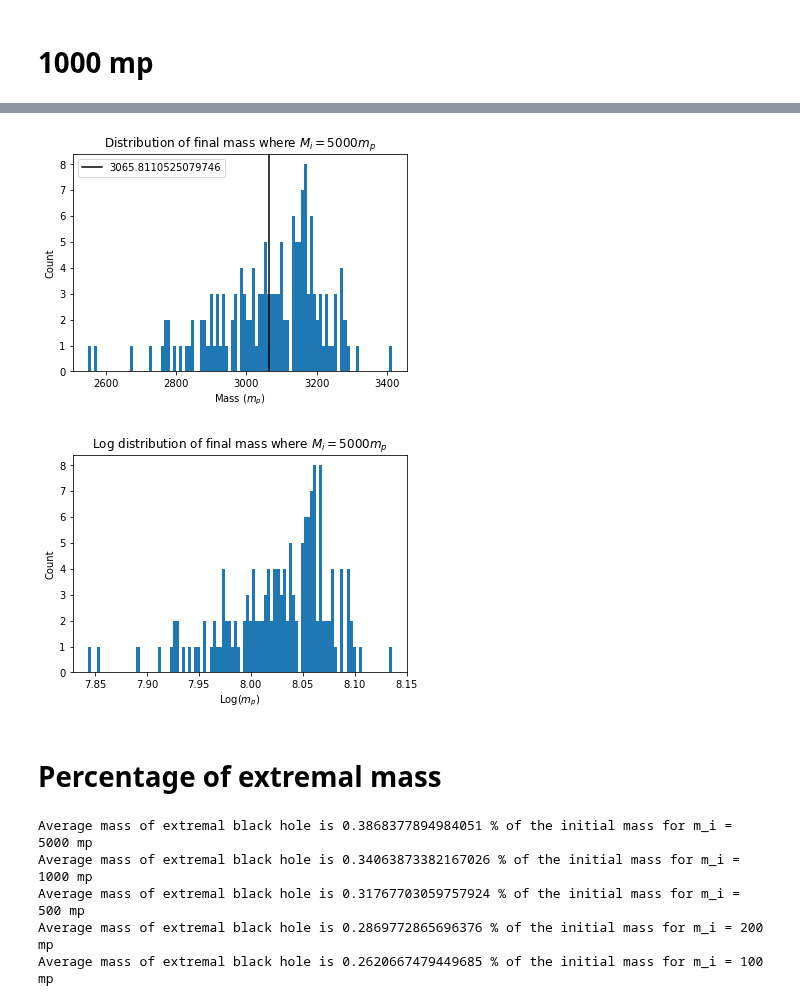
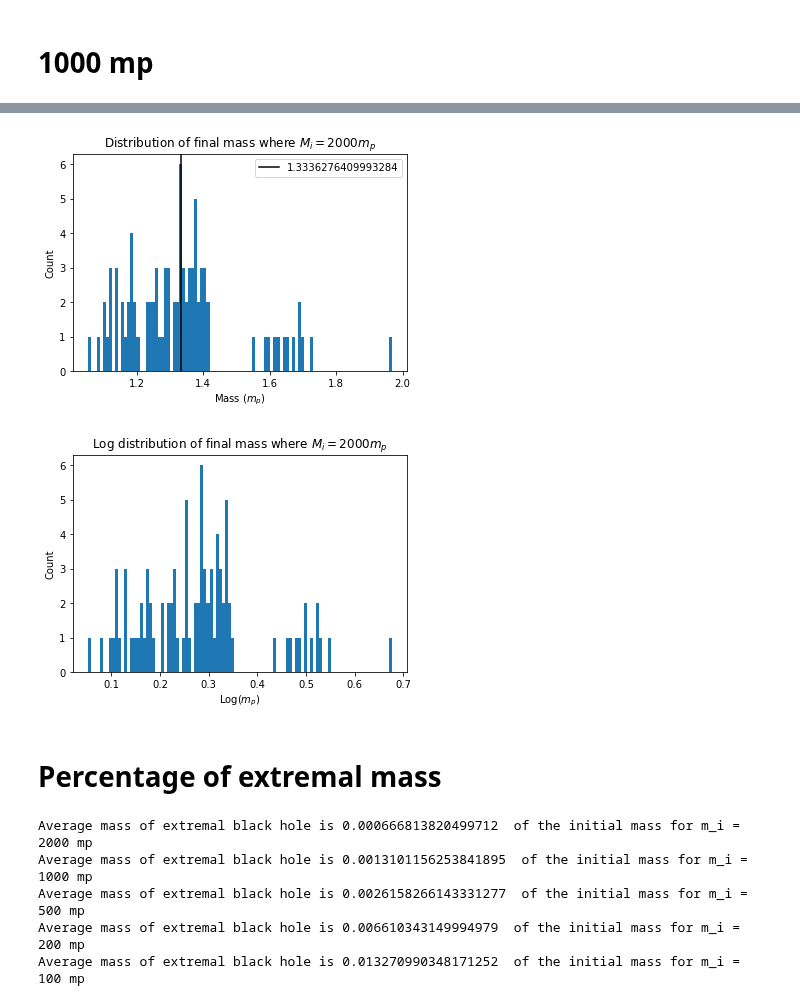
Before and after one commit to qtaylorphys/BH_Extremal, a Jupyter notebook: Analysis.ipynb, the cells around one changed output, grey strips where cells are left out. Drawn from its saved outputs; the diff is of its cells as text; code cells hidden in the pictures.

```diff
--- a/Analysis.ipynb
+++ b/Analysis.ipynb
@@ -135,6 +219,6 @@ plt.show()
 # %%
-mass5k = np.loadtxt("/home/qtaylor/BH_extremal/Outputs/5000BH.txt", delimiter = ',')
-fmass5k = mass5k[:,2]
-avg5k = np.mean(fmass5k[fmass5k > 1])
-print("Number of Extremal BH's for M_i = 5000 mp:", len(fmass5k))
+mass2k = np.loadtxt("/home/qtaylor/BH_extremal/Outputs/2000BH.txt", delimiter = ',')
+fmass2k = mass2k[:,2]
+avg2k = np.mean(fmass2k[fmass2k > 1])
+print("Number of Extremal BH's for M_i = 2000 mp:", len(fmass2k))
 # %% [output]
@@ -142,23 +226,23 @@ Number of Extremal BH's for M_i = 5000 mp: 151
 # %%
-plt.hist(fmass5k[fmass5k > 1], bins = 100)
-plt.axvline(np.mean(fmass5k[fmass5k > 1]), color = 'black', label = np.mean(fmass5k[fmass5k > 1]) )
+plt.hist(fmass2k[fmass2k > 1], bins = 100)
+plt.axvline(avg2k, color = 'black', label = avg2k)
 plt.legend()
-plt.title("Distribution of final mass where $M_i = 5000 m_p$")
+plt.title("Distribution of final mass where $M_i = 2000 m_p$")
 plt.xlabel("Mass ($m_p$)")
 plt.ylabel("Count")
-plt.savefig("/home/qtaylor/BH_extremal/Outputs/5000BH.png")
+plt.savefig("/home/qtaylor/BH_extremal/Outputs/2000BH.png")
 plt.show()
 # %% [output]
-[figure, old version]
+[figure, new version]
 # %%
-plt.hist(np.log(fmass5k[fmass5k > 1]), bins = 100)
-plt.title("Log distribution of final mass where $M_i = 5000 m_p$")
+plt.hist(np.log(fmass2k[fmass2k > 1]), bins = 100)
+plt.title("Log distribution of final mass where $M_i = 2000 m_p$")
 plt.xlabel("Log($m_p$)")
 plt.ylabel("Count")
-plt.savefig("/home/qtaylor/BH_extremal/Outputs/Log5000BH.png")
+plt.savefig("/home/qtaylor/BH_extremal/Outputs/Log2000BH.png")
 plt.show()
 # %% [output]
-[figure, old version]
+[figure, new version]
 # %% [markdown]
 # Percentage of extremal mass
 # %%
@@ -170,13 +254,13 @@ P100 = (100-avg100)/100
 # %%
-print("Average mass of extremal black hole is", P5k,"% of the initial mass for m_i = 5000 mp")
-print("Average mass of extremal black hole is", P1k,"% of the initial mass for m_i = 1000 mp")
-print("Average mass of extremal black hole is", P500,"% of the initial mass for m_i = 500 mp")
-print("Average mass of extremal black hole is", P200,"% of the initial mass for m_i = 200 mp")
-print("Average mass of extremal black hole is", P100,"% of the initial mass for m_i = 100 mp")
+print("Average mass of extremal black hole is", P2k," of the initial mass for m_i = 2000 mp")
+print("Average mass of extremal black hole is", P1k," of the initial mass for m_i = 1000 mp")
+print("Average mass of extremal black hole is", P500," of the initial mass for m_i = 500 mp")
+print("Average mass of extremal black hole is", P200," of the initial mass for m_i = 200 mp")
+print("Average mass of extremal black hole is", P100," of the initial mass for m_i = 100 mp")
 # %% [output]
-Average mass of extremal black hole is 0.3868377894984051 % of the initial mass for m_i = 5000 mp
-Average mass of extremal black hole is 0.34063873382167026 % of the initial mass for m_i = 1000 mp
-Average mass of extremal black hole is 0.31767703059757924 % of the initial mass for m_i = 500 mp
-Average mass of extremal black hole is 0.2869772865696376 % of the initial mass for m_i = 200 mp
-Average mass of extremal black hole is 0.2620667479449685 % of the initial mass for m_i = 100 mp
+Average mass of extremal black hole is 0.000666813820499712  of the initial mass for m_i = 2000 mp
+Average mass of extremal black hole is 0.0013101156253841895  of the initial mass for m_i = 1000 mp
+Average mass of extremal black hole is 0.0026158266143331277  of the initial mass for m_i = 500 mp
+Average mass of extremal black hole is 0.006610343149994979  of the initial mass for m_i = 200 mp
+Average mass of extremal black hole is 0.013270990348171252  of the initial mass for m_i = 100 mp
 # %%
```
Also changed, not shown: parts of 28 cells of this notebook.
